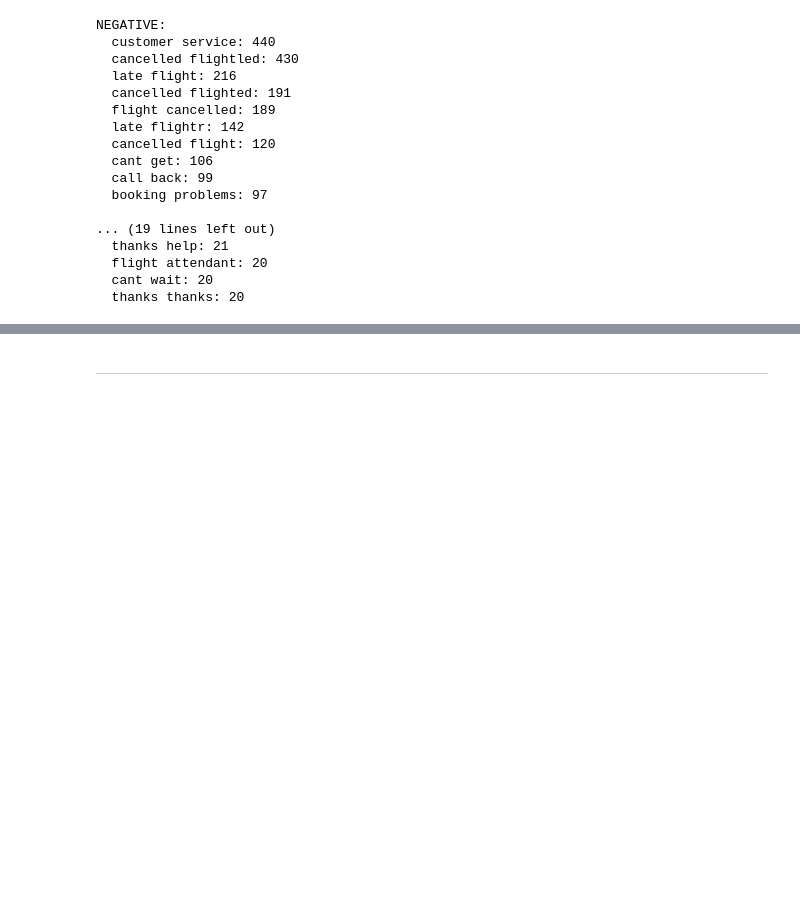
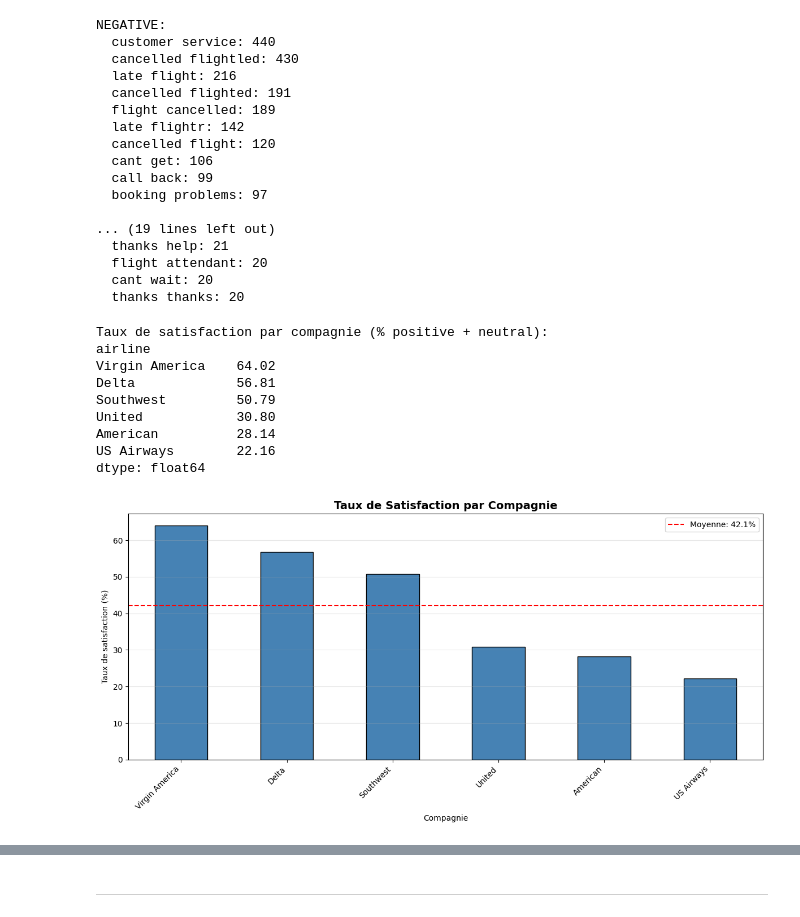
Before and after one commit to mohammed-ali-boutaine/AeroStream, a Jupyter notebook: notebook/1-EDA.ipynb, the cells around one changed output, grey strips where cells are left out. Drawn from its saved outputs; the diff is of its cells as text; code cells hidden in the pictures; blank space fills up the shorter version.

```diff
--- a/notebook/1-EDA.ipynb
+++ b/notebook/1-EDA.ipynb
@@ -429,3 +425,37 @@ NEGATIVE:
   flight attendant: 20
   cant wait: 20
   thanks thanks: 20
+# %%
+# taux de satisfaction par compagnie
+satisfaction_rate = df.groupby('airline').apply(
+    lambda x: ((x['airline_sentiment'] == 'positive').sum() +
+               (x['airline_sentiment'] == 'neutral').sum()) / len(x) * 100
+).sort_values(ascending=False)
+
+print("\nTaux de satisfaction par compagnie (% positive + neutral):")
+print(satisfaction_rate.round(2))
+
+# Visualize
+plt.figure(figsize=(12, 6))
+satisfaction_rate.plot(kind='bar', color='steelblue', edgecolor='black')
+plt.title('Taux de Satisfaction par Compagnie', fontsize=14, fontweight='bold')
+plt.ylabel('Taux de satisfaction (%)')
+plt.xlabel('Compagnie')
+plt.axhline(y=satisfaction_rate.mean(), color='red', linestyle='--',
+            label=f'Moyenne: {satisfaction_rate.mean():.1f}%')
+plt.legend()
+plt.xticks(rotation=45, ha='right')
+plt.grid(axis='y', alpha=0.3)
+plt.tight_layout()
+plt.show()
+# %% [output]
+Taux de satisfaction par compagnie (% positive + neutral):
+airline
+Virgin America    64.02
+Delta             56.81
+Southwest         50.79
+United            30.80
+American          28.14
+US Airways        22.16
+dtype: float64
+[figure, added]
```
Also changed, not shown: parts of 3 cells of this notebook, 3 other files.
